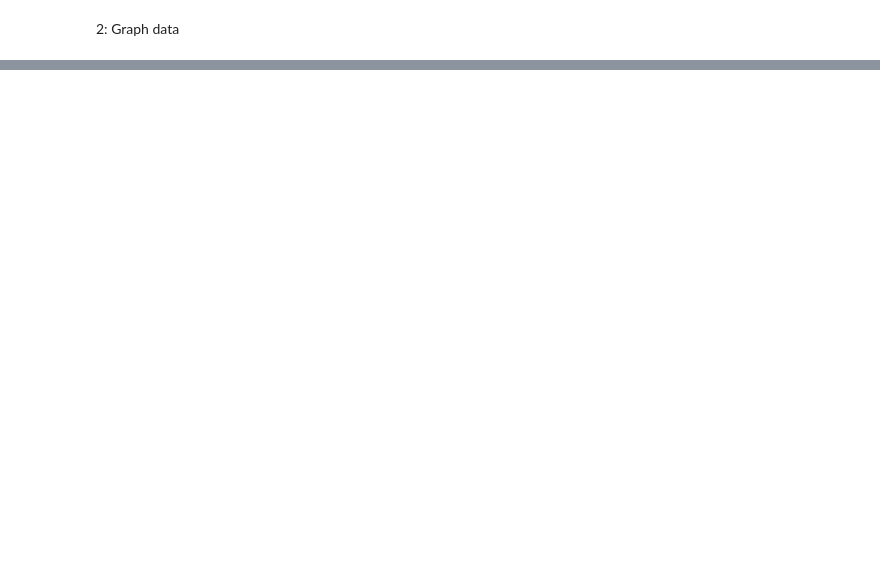
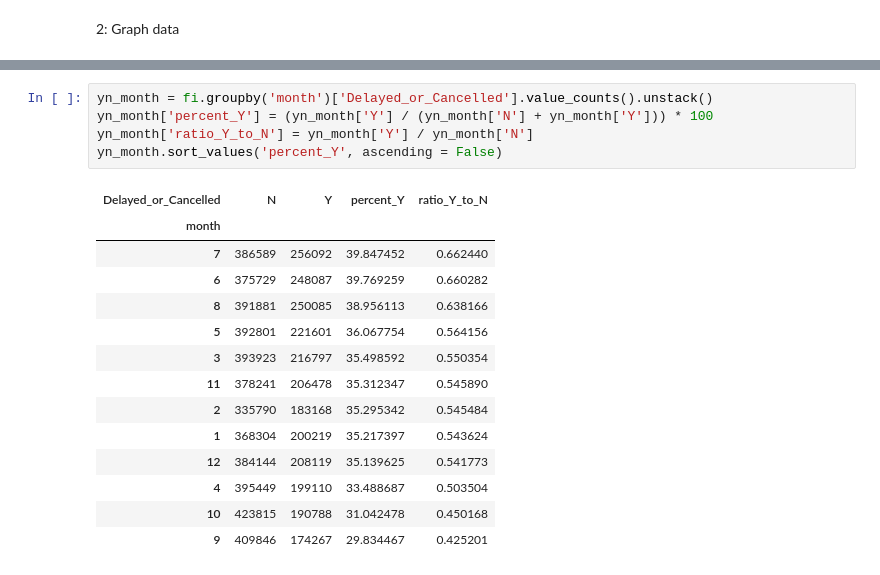
Before and after one commit to segoldsmith/Capstone2, a Jupyter notebook: capstone2_EDA.ipynb, the cells around one changed output, grey strips where cells are left out. Saved outputs shown, nothing was run; the diff lists cells and outputs as text; blank space fills up the shorter version.

```diff
--- a/capstone2_EDA.ipynb
+++ b/capstone2_EDA.ipynb
@@ -59,2 +156,22 @@ plt.show()
+# %%
+yn_month = fi.groupby('month')['Delayed_or_Cancelled'].value_counts().unstack()
+yn_month['percent_Y'] = (yn_month['Y'] / (yn_month['N'] + yn_month['Y'])) * 100
+yn_month['ratio_Y_to_N'] = yn_month['Y'] / yn_month['N']
+yn_month.sort_values('percent_Y', ascending = False)
+# %% [output]
+| Delayed_or_Cancelled | N | Y | percent_Y | ratio_Y_to_N |
+| month |  |  |  |  |
+| 7 | 386589 | 256092 | 39.847452 | 0.662440 |
+| 6 | 375729 | 248087 | 39.769259 | 0.660282 |
+| 8 | 391881 | 250085 | 38.956113 | 0.638166 |
+| 5 | 392801 | 221601 | 36.067754 | 0.564156 |
+| 3 | 393923 | 216797 | 35.498592 | 0.550354 |
+| 11 | 378241 | 206478 | 35.312347 | 0.545890 |
+| 2 | 335790 | 183168 | 35.295342 | 0.545484 |
+| 1 | 368304 | 200219 | 35.217397 | 0.543624 |
+| 12 | 384144 | 208119 | 35.139625 | 0.541773 |
+| 4 | 395449 | 199110 | 33.488687 | 0.503504 |
+| 10 | 423815 | 190788 | 31.042478 | 0.450168 |
+| 9 | 409846 | 174267 | 29.834467 | 0.425201 |
 # %%
 #graph number of delayed/cancelled flights per hourly timeslot
```
Also changed, not shown: parts of 27 cells of this notebook.
